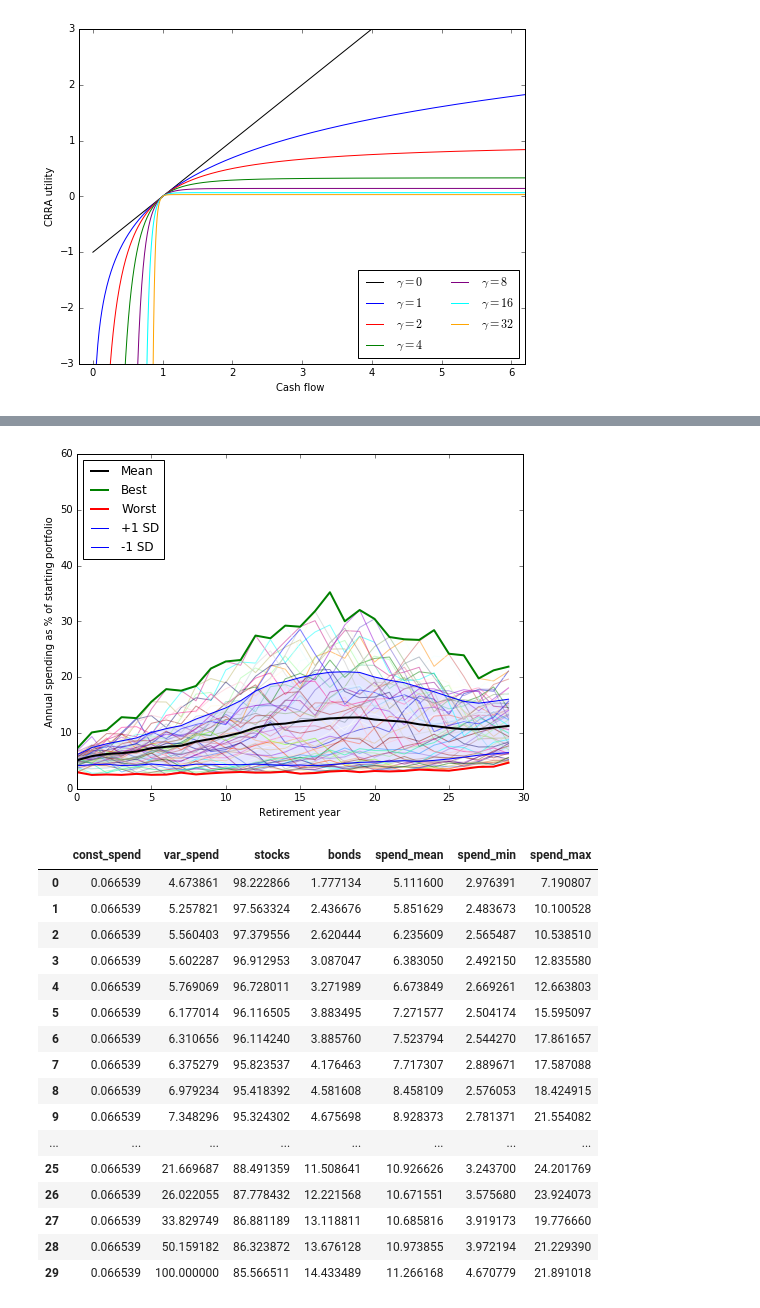
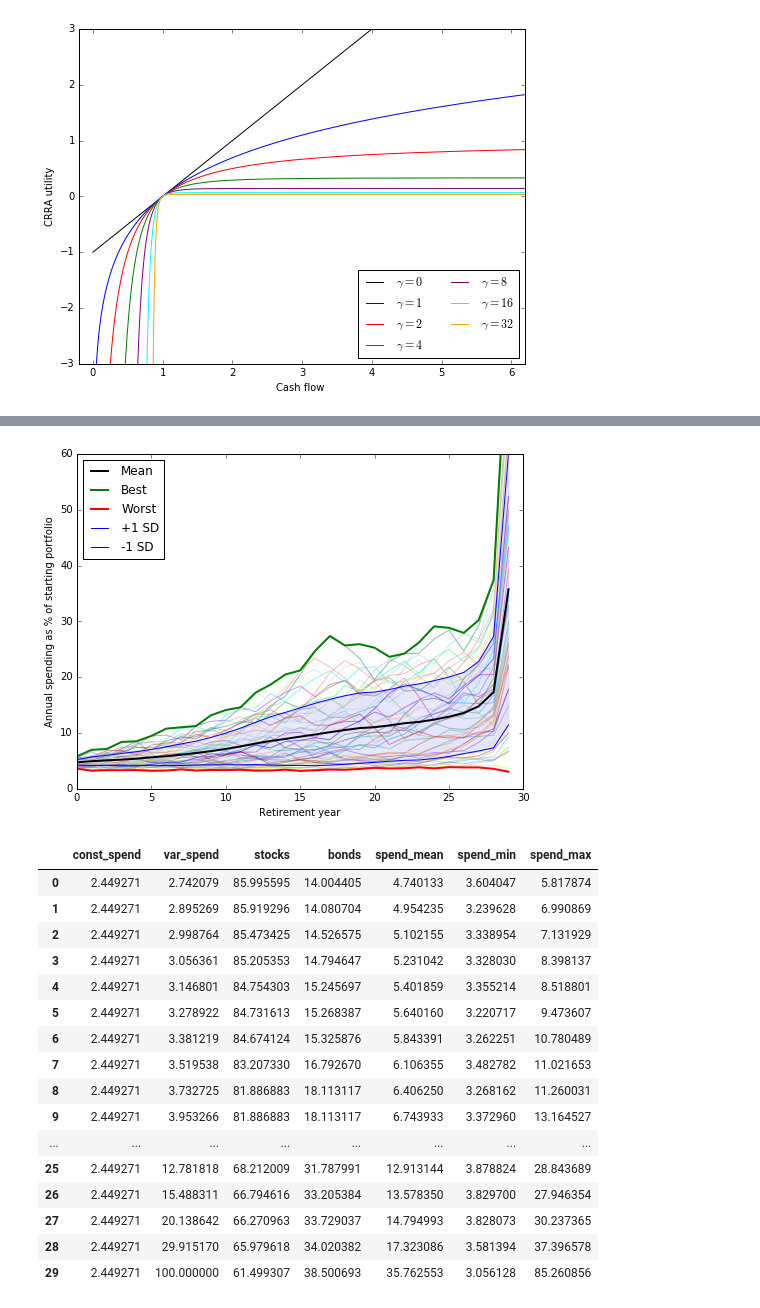
Before and after one commit to druce/safewithdrawal_tensorflow, a Jupyter notebook: Safe Retirement Spending Using Certainty Equivalent Cash Flow and TensorFlow.ipynb, the cells around one changed output, grey strips where cells are left out. Saved outputs shown, nothing was run; the diff lists cells and outputs as text; code cells hidden in the pictures.

```diff
--- a/Safe Retirement Spending Using Certainty Equivalent Cash Flow and TensorFlow.ipynb
+++ b/Safe Retirement Spending Using Certainty Equivalent Cash Flow and TensorFlow.ipynb
@@ -1068,7 +1078,7 @@ plt.legend(loc="lower right", ncol=2, bbox_to_anchor=[1, 0])
 # %%
 # gamma = 0
 
-const_spend = 0.000000
+const_spend_pct = 0.000000
 var_spend_pcts = pd.Series([0.0, 0.0, 0.0, 0.0, 0.0, 0.0, 0.0, 0.0, 0.0, 0.0, 0.0, 0.0, 0.0, 0.0, 0.0, 0.0, 0.0, 0.0, 0.0, 0.0, 0.0, 0.0, 0.0, 0.0, 0.0, 0.0, 0.0, 0.0, 0.0, 1.0])
 stock_allocations = pd.Series([1.0, 1.0, 1.0, 1.0, 1.0, 1.0, 1.0, 1.0, 1.0, 1.0, 1.0, 1.0, 1.0, 1.0, 1.0, 1.0, 1.0, 1.0, 1.0, 1.0, 1.0, 1.0, 1.0, 1.0, 1.0, 1.0, 1.0, 1.0, 1.0, 1.0])
 
@@ -1076,7 +1086,7 @@ model = SafeWithdrawalModel(returns_list = [real_stocks, real_bonds],
                             names_list = ["stocks","bonds"],
                             allocations_list = [stock_allocations, bond_allocations],
                             start_val = 100.0,
-                            const_spend = const_spend,
+                            const_spend_pct = const_spend_pct,
                             var_spend_pcts = var_spend_pcts,
                             gamma = 0.0,
                             survival=None
@@ -1323,16 +1334,17 @@ df_summary[cols]
 # %%
 # gamma = 4
-#Objective: 5.542043
+#Objective: 5.653304
 
-const_spend = 0.062394818590
-var_spend_pcts = pd.Series([0.048730017411681981, 0.052008310068007907, 0.054218193590686803, 0.055312510831961072, 0.05692453529569181, 0.059346850704198942, 0.060946112437266921, 0.062915293825371824, 0.066910490847796711, 0.070523890712361842, 0.074071743670764315, 0.078407393759707497, 0.083816486978216462, 0.087649497384592573, 0.090666848258244878, 0.09516947034014607, 0.10018529958488882, 0.10723772404790377, 0.11502346628583779, 0.12290203018621258, 0.12976582756950256, 0.13907927847917723, 0.15173726025749013, 0.16591027751436746, 0.18646105551063419, 0.21552328379408389, 0.25984829312381236, 0.33830099662564217, 0.50158087213236147, 1.0000000001165821])
-stock_allocations = pd.Series([0.98483041858618714, 0.97770712573282248, 0.97525612643584925, 0.9691289957653666, 0.96881302159684457, 0.96237799840558991, 0.96234194683263252, 0.95851705138673715, 0.95422896281588088, 0.95417380209558689, 0.9541536262809267, 0.95136146540864797, 0.95015346534484879, 0.94863300656047456, 0.93975410613038846, 0.93725390691100396, 0.93177292466854633, 0.92676214815504188, 0.91778513469130074, 0.91050570402803632, 0.90965214873288602, 0.90836304468480333, 0.90502808487792075, 0.8953285399227876, 0.89332014954909367, 0.8851021144470862, 0.87791118448773353, 0.86886484784575391, 0.86325931670778011, 0.85567452029220781])
+const_spend_pct = 0.013135043394
+var_spend_pcts = pd.Series([0.035822978028495614, 0.037142880037028099, 0.038232214787301988, 0.039230415975672818, 0.040201921370750057, 0.04128306632974512, 0.042562738008764228, 0.044203187483426658, 0.04612997210464486, 0.048403252082914246, 0.050913960441316269, 0.053804872403093118, 0.056961354837341847, 0.059937273709488398, 0.062775232619198637, 0.066025078674551443, 0.070108404481856915, 0.075376643015682129, 0.081397919560765669, 0.087812983760457097, 0.094573649661557693, 0.10292659618285707, 0.11353980019663899, 0.12569730816023159, 0.14198879320676885, 0.16414995001568367, 0.19648563495632851, 0.25250659931593217, 0.3706052129208936, 1.0])
+stock_allocations = pd.Series([0.90099032199651863, 0.89924731857030904, 0.89924731828348214, 0.89876830969341182, 0.89770857617754174, 0.89503554351652825, 0.89232180232291247, 0.88505129512940295, 0.8648266951006971, 0.86372639925213479, 0.85995907966929552, 0.85302430311396027, 0.85289466074670783, 0.85270233833392206, 0.85157005570710653, 0.84601302356094343, 0.83930541580936513, 0.83354308642897557, 0.82595372913293841, 0.82174793960063786, 0.80903946044432207, 0.80583306771707164, 0.79764354604204957, 0.79580225813480721, 0.75787634532529125, 0.75092813511924261, 0.73890315821297692, 0.73198221026156862, 0.72778224605194297, 0.69545344502127571])
+
 
 model = SafeWithdrawalModel(returns_list = [real_stocks, real_bonds],
                             names_list = ["stocks","bonds"],
                             allocations_list = [stock_allocations, bond_allocations],
                             start_val = 100.0,
-                            const_spend = const_spend,
+                            const_spend_pct = const_spend_pct,
                             var_spend_pcts = var_spend_pcts,
                             gamma = 4.0,
                             survival=None
@@ -1409,16 +1421,17 @@ df_summary[cols]
 # %%
 # gamma = 6
 
-#Objective: 4.785632
+#Objective: 5.056278
 
-const_spend = 0.066380048274
-var_spend_pcts = pd.Series([0.046942489991125415, 0.052381867750906946, 0.055376304144526919, 0.055857984716955966, 0.057583771265202859, 0.06150651982169935, 0.062883848853336297, 0.06371453884366847, 0.069593106013293091, 0.073340523370016814, 0.076543277055569098, 0.080832500026518719, 0.087518278291160476, 0.091425365331841354, 0.093769994376575891, 0.099211209335377887, 0.10421549460702235, 0.11100390900033544, 0.11865455928527642, 0.12712502511942428, 0.13280328161552832, 0.14161239780070853, 0.15435903942239249, 0.1672445482599117, 0.18779214759395108, 0.21664861706166127, 0.2601965170565872, 0.33828814537170426, 0.50158637558403174, 1.0])
-stock_allocations = pd.Series([0.9823368781066294, 0.97574163093473221, 0.97385639120022749, 0.96912930315347301, 0.96730711445602935, 0.96120678292173423, 0.96112518736605979, 0.95822593280757651, 0.95325751135175252, 0.9532575110571978, 0.9532344090976832, 0.95104972867096116, 0.9494207410006561, 0.94863917813797216, 0.93966140738841597, 0.93705157759905322, 0.93182034051946938, 0.92637966735950883, 0.91781119466330885, 0.91043108963693997, 0.90952857245067864, 0.90818966577947924, 0.904801572109318, 0.89527003579457665, 0.89320998933594076, 0.88491434302897254, 0.87778410584111077, 0.86881129473149388, 0.86323868426060357, 0.85566504051746828])
+const_spend_pct = 0.015637933571
+var_spend_pcts = pd.Series([0.031606123286676821, 0.033096808496424615, 0.034176874786077449, 0.034949059621799367, 0.035890789552150887, 0.037116351576046536, 0.038256812396706585, 0.039784074922038948, 0.041850514856008901, 0.044113104719702513, 0.046479531291527841, 0.049188553520785189, 0.052237088536900282, 0.054826487679491116, 0.05719659838516862, 0.060236417433033075, 0.06372908174792162, 0.068170731957061817, 0.073291375378079365, 0.078832696364871821, 0.084046153747339689, 0.091046547868110006, 0.10034482939483094, 0.11066289255761518, 0.1255268715113966, 0.14590561544900946, 0.17559280570819452, 0.22684587500024678, 0.33478357325498115, 1.0])
+stock_allocations = pd.Series([0.88033446277449279, 0.87918369248956052, 0.87699906807696382, 0.87541489848777843, 0.87254543385561067, 0.87112127695141239, 0.8696038278716699, 0.85852400031522713, 0.84145611984667457, 0.84145611982772339, 0.83898260822198845, 0.83191026515233402, 0.83112108486165093, 0.83100258791320347, 0.83025217396697193, 0.81919450523261073, 0.81311531977557161, 0.809624259366025, 0.80101985702945411, 0.79700856489108074, 0.78660821862681019, 0.7827212663418508, 0.77416817507231639, 0.76897655138636212, 0.72297797819724985, 0.7165312149934886, 0.70342618929327727, 0.69734141791783077, 0.69379260335071868, 0.65522743833716124])
+
 model = SafeWithdrawalModel(returns_list = [real_stocks, real_bonds],
                             names_list = ["stocks","bonds"],
                             allocations_list = [stock_allocations, bond_allocations],
                             start_val = 100.0,
-                            const_spend = const_spend,
+                            const_spend_pct = const_spend_pct,
                             var_spend_pcts = var_spend_pcts,
                             gamma = 6.0,
                             survival=None
@@ -1497,16 +1510,27 @@ df_summary[cols]
 
 #Objective: 4.344292
 
-const_spend = 0.066538868236
-var_spend_pcts = pd.Series([0.046738613400720157, 0.052578212331701422, 0.055604031991144054, 0.056022867641020879, 0.057690694919215656, 0.061770142012811377, 0.063106556759141882, 0.063752793177456912, 0.069792342789740017, 0.073482958654542213, 0.076628286680646529, 0.080881261799524609, 0.087615661447915424, 0.091523532688704792, 0.093830476679064898, 0.099316484584904705, 0.10431742236079763, 0.1110747451023619, 0.11871473457622117, 0.12721163543407124, 0.13286513528335064, 0.14167109586199056, 0.15442861904905222, 0.16728842599129523, 0.18784170097529398, 0.21669686703068189, 0.26022055000599115, 0.33829748628390444, 0.50159181598691882, 1.0])
-stock_allocations = pd.Series([0.98222866429135214, 0.97563324068554025, 0.97379555563150988, 0.9691295331731038, 0.96728011171618633, 0.96116505282781062, 0.96114239602900542, 0.9582353657349566, 0.95418391865355312, 0.95324301670733713, 0.95224537364245299, 0.95104770592332288, 0.94940822135558678, 0.94865630709534388, 0.93967988457235629, 0.93706436102547297, 0.93183422330506882, 0.92637390183047841, 0.91781855076830809, 0.91044203986889627, 0.90953803147697587, 0.90819640840180615, 0.90480389222271274, 0.89527804644637532, 0.89321353646032575, 0.88491359202162156, 0.87778431762444609, 0.8688118901276034, 0.86323871800759366, 0.85566511406570356])
+const_spend_pct = 0.018033736915
+var_spend_pcts = pd.Series([0.027420789200650691, 0.028952687799914788, 0.029987640366612587, 0.030563608815231274, 0.0314680099541\
+00477, 0.0327892165458714, 0.033812194391987072, 0.035195378137199251, 0.037327252304951188, 0.039532656754857148, 0.04171133948016\
+5768, 0.044205216561892961, 0.047114695564658048, 0.049375968207551808, 0.051345728157015109, 0.05421706340461499, 0.05717491967092\
+8206, 0.060803826336315064, 0.065058176584335367, 0.069765865219855477, 0.073504852805054741, 0.079201426822341936, 0.0872191175663\
+84868, 0.095745358220279422, 0.10919882479478223, 0.12781818289102989, 0.15488310518171028, 0.20138642112957703, 0.2991516975921870\
+2, 1.0])
+stock_allocations = pd.Series([0.85995594522555152, 0.85919296367537157, 0.85473424640534235, 0.85205353144872398, 0.84754303090697\
+891, 0.84731613048078414, 0.84674123511449917, 0.83207329884146453, 0.81886882987838872, 0.81886882879077094, 0.81787428397721995, \
+0.81082294011238876, 0.80935846467721007, 0.80915247713021987, 0.80869082405588244, 0.79235039525216477, 0.78697518924653442, 0.785\
+66021347854842, 0.77606352982164872, 0.77226108408967586, 0.76418701504255893, 0.75957408240400748, 0.7506635662237392, 0.742109947\
+15180123, 0.68810212447786767, 0.68212008875931995, 0.66794616058167322, 0.66270963157142881, 0.65979617905489518, 0.61499306500466\
+799])
+
 
 
 model = SafeWithdrawalModel(returns_list = [real_stocks, real_bonds],
                             names_list = ["stocks","bonds"],
                             allocations_list = [stock_allocations, bond_allocations],
                             start_val = 100.0,
-                            const_spend = const_spend,
+                            const_spend_pct = const_spend_pct,
                             var_spend_pcts = var_spend_pcts,
                             gamma = 8.0,
                             survival=None
@@ -1565,21 +1589,21 @@ df_summary[cols]
-[figure, old version]
+[figure, new version]
 |  | const_spend | var_spend | stocks | bonds | spend_mean | spend_min | spend_max |
-| 0 | 0.066539 | 4.673861 | 98.222866 | 1.777134 | 5.111600 | 2.976391 | 7.190807 |
-| 1 | 0.066539 | 5.257821 | 97.563324 | 2.436676 | 5.851629 | 2.483673 | 10.100528 |
-| 2 | 0.066539 | 5.560403 | 97.379556 | 2.620444 | 6.235609 | 2.565487 | 10.538510 |
-| 3 | 0.066539 | 5.602287 | 96.912953 | 3.087047 | 6.383050 | 2.492150 | 12.835580 |
-| 4 | 0.066539 | 5.769069 | 96.728011 | 3.271989 | 6.673849 | 2.669261 | 12.663803 |
-| 5 | 0.066539 | 6.177014 | 96.116505 | 3.883495 | 7.271577 | 2.504174 | 15.595097 |
-| 6 | 0.066539 | 6.310656 | 96.114240 | 3.885760 | 7.523794 | 2.544270 | 17.861657 |
-| 7 | 0.066539 | 6.375279 | 95.823537 | 4.176463 | 7.717307 | 2.889671 | 17.587088 |
-| 8 | 0.066539 | 6.979234 | 95.418392 | 4.581608 | 8.458109 | 2.576053 | 18.424915 |
-| 9 | 0.066539 | 7.348296 | 95.324302 | 4.675698 | 8.928373 | 2.781371 | 21.554082 |
+| 0 | 2.449271 | 2.742079 | 85.995595 | 14.004405 | 4.740133 | 3.604047 | 5.817874 |
+| 1 | 2.449271 | 2.895269 | 85.919296 | 14.080704 | 4.954235 | 3.239628 | 6.990869 |
+| 2 | 2.449271 | 2.998764 | 85.473425 | 14.526575 | 5.102155 | 3.338954 | 7.131929 |
+| 3 | 2.449271 | 3.056361 | 85.205353 | 14.794647 | 5.231042 | 3.328030 | 8.398137 |
+| 4 | 2.449271 | 3.146801 | 84.754303 | 15.245697 | 5.401859 | 3.355214 | 8.518801 |
+| 5 | 2.449271 | 3.278922 | 84.731613 | 15.268387 | 5.640160 | 3.220717 | 9.473607 |
+| 6 | 2.449271 | 3.381219 | 84.674124 | 15.325876 | 5.843391 | 3.262251 | 10.780489 |
+| 7 | 2.449271 | 3.519538 | 83.207330 | 16.792670 | 6.106355 | 3.482782 | 11.021653 |
+| 8 | 2.449271 | 3.732725 | 81.886883 | 18.113117 | 6.406250 | 3.268162 | 11.260031 |
+| 9 | 2.449271 | 3.953266 | 81.886883 | 18.113117 | 6.743933 | 3.372960 | 13.164527 |
 | ... | ... | ... | ... | ... | ... | ... | ... |
-| 25 | 0.066539 | 21.669687 | 88.491359 | 11.508641 | 10.926626 | 3.243700 | 24.201769 |
-| 26 | 0.066539 | 26.022055 | 87.778432 | 12.221568 | 10.671551 | 3.575680 | 23.924073 |
-| 27 | 0.066539 | 33.829749 | 86.881189 | 13.118811 | 10.685816 | 3.919173 | 19.776660 |
-| 28 | 0.066539 | 50.159182 | 86.323872 | 13.676128 | 10.973855 | 3.972194 | 21.229390 |
-| 29 | 0.066539 | 100.000000 | 85.566511 | 14.433489 | 11.266168 | 4.670779 | 21.891018 |
+| 25 | 2.449271 | 12.781818 | 68.212009 | 31.787991 | 12.913144 | 3.878824 | 28.843689 |
+| 26 | 2.449271 | 15.488311 | 66.794616 | 33.205384 | 13.578350 | 3.829700 | 27.946354 |
+| 27 | 2.449271 | 20.138642 | 66.270963 | 33.729037 | 14.794993 | 3.828073 | 30.237365 |
+| 28 | 2.449271 | 29.915170 | 65.979618 | 34.020382 | 17.323086 | 3.581394 | 37.396578 |
+| 29 | 2.449271 | 100.000000 | 61.499307 | 38.500693 | 35.762553 | 3.056128 | 85.260856 |
 # %%
 # make a plotly chart
 # must add title
```
Also changed, not shown: parts of 14 cells of this notebook.
